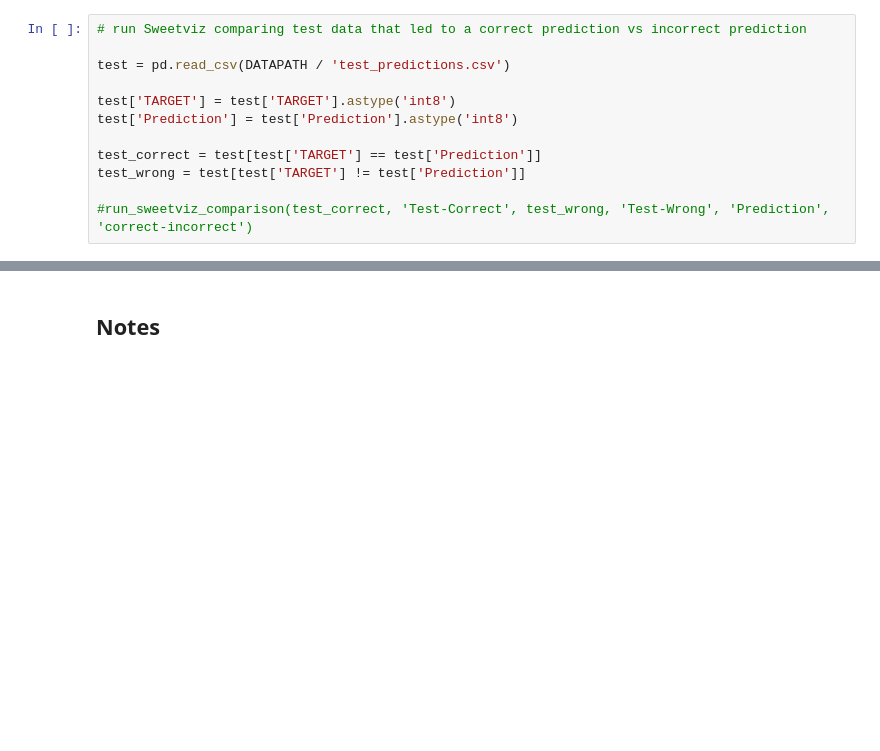
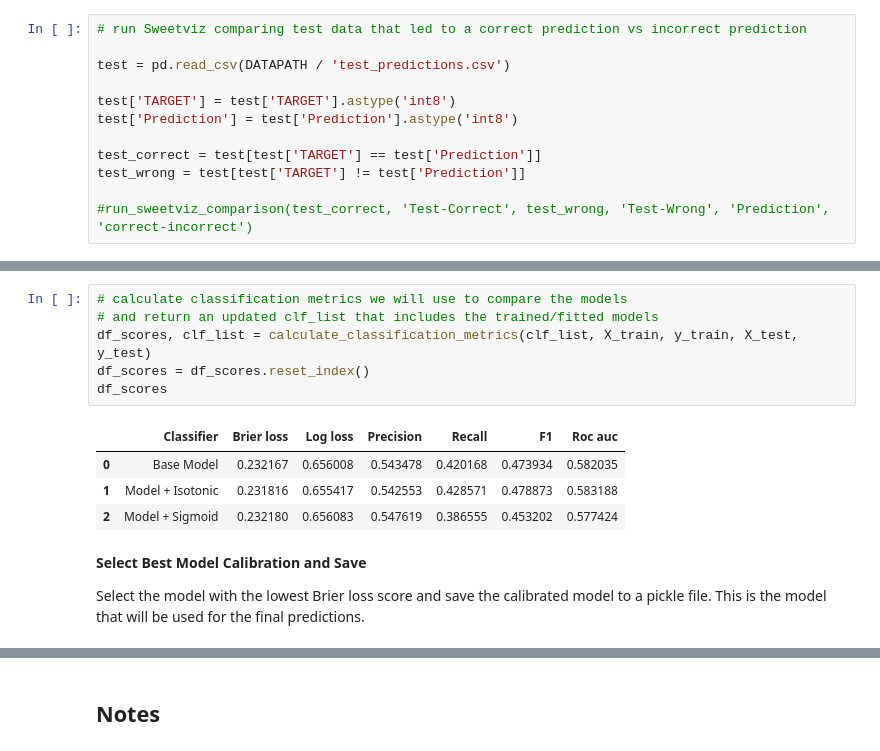
Before and after one commit to cmunch1/nba-prediction, a Jupyter notebook: 07_model_testing.ipynb, the cells around one changed output, grey strips where cells are left out. Cells and saved outputs as stored; diff of their text form; blank space fills up the shorter version.

Commit message:
retrieving fitted clf

```diff
--- a/07_model_testing.ipynb
+++ b/07_model_testing.ipynb
@@ -980,0 +977,15 @@ plot_calibration_curve(clf_list, X_train, y_train, X_test, y_test, n_bins=7)
+# %%
+# calculate classification metrics we will use to compare the models
+# and return an updated clf_list that includes the trained/fitted models
+df_scores, clf_list = calculate_classification_metrics(clf_list, X_train, y_train, X_test, y_test)
+df_scores = df_scores.reset_index()
+df_scores
+# %% [output]
+|  | Classifier | Brier loss | Log loss | Precision | Recall | F1 | Roc auc |
+| 0 | Base Model | 0.232167 | 0.656008 | 0.543478 | 0.420168 | 0.473934 | 0.582035 |
+| 1 | Model + Isotonic | 0.231816 | 0.655417 | 0.542553 | 0.428571 | 0.478873 | 0.583188 |
+| 2 | Model + Sigmoid | 0.232180 | 0.656083 | 0.547619 | 0.386555 | 0.453202 | 0.577424 |
+# %% [markdown]
+**Select Best Model Calibration and Save**
+
+Select the model with the lowest Brier loss score and save the calibrated model to a pickle file. This is the model that will be used for the final predictions.
```
Also changed, not shown: parts of 28 cells of this notebook.
